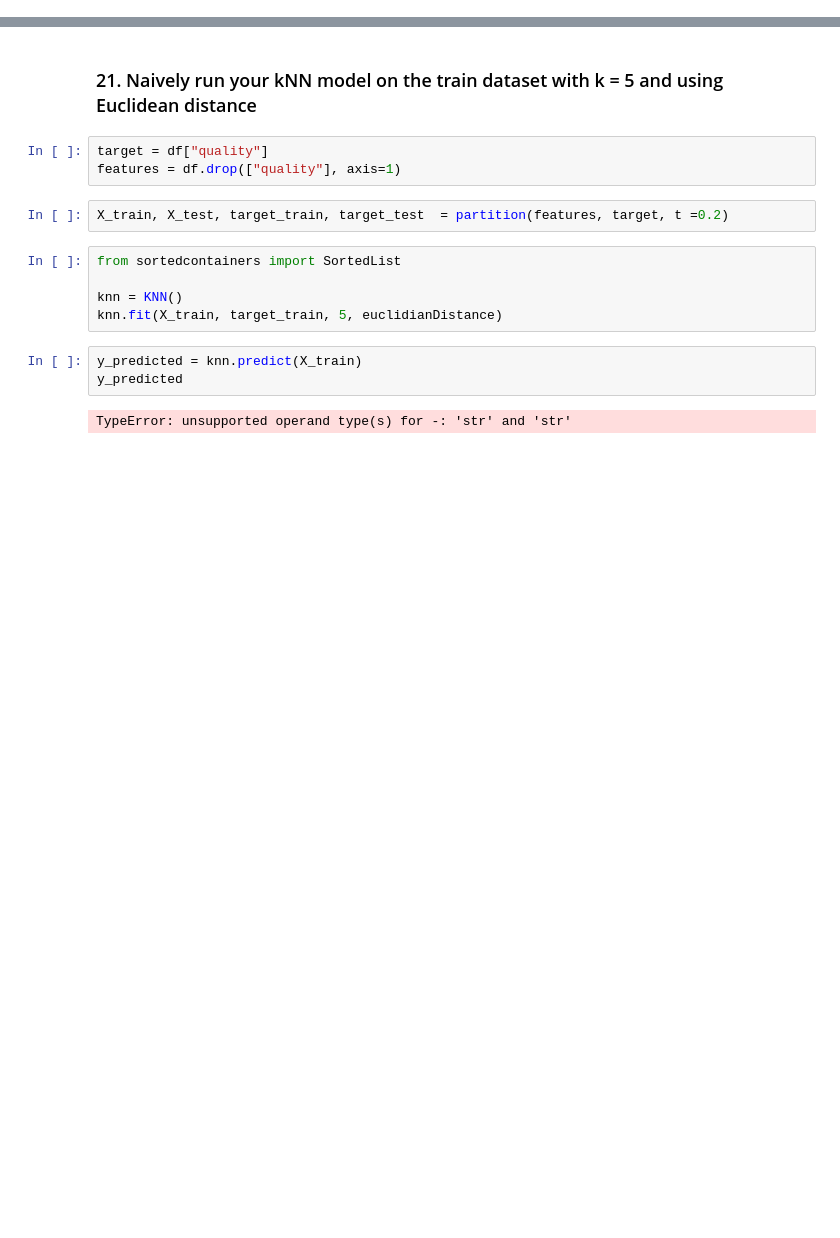
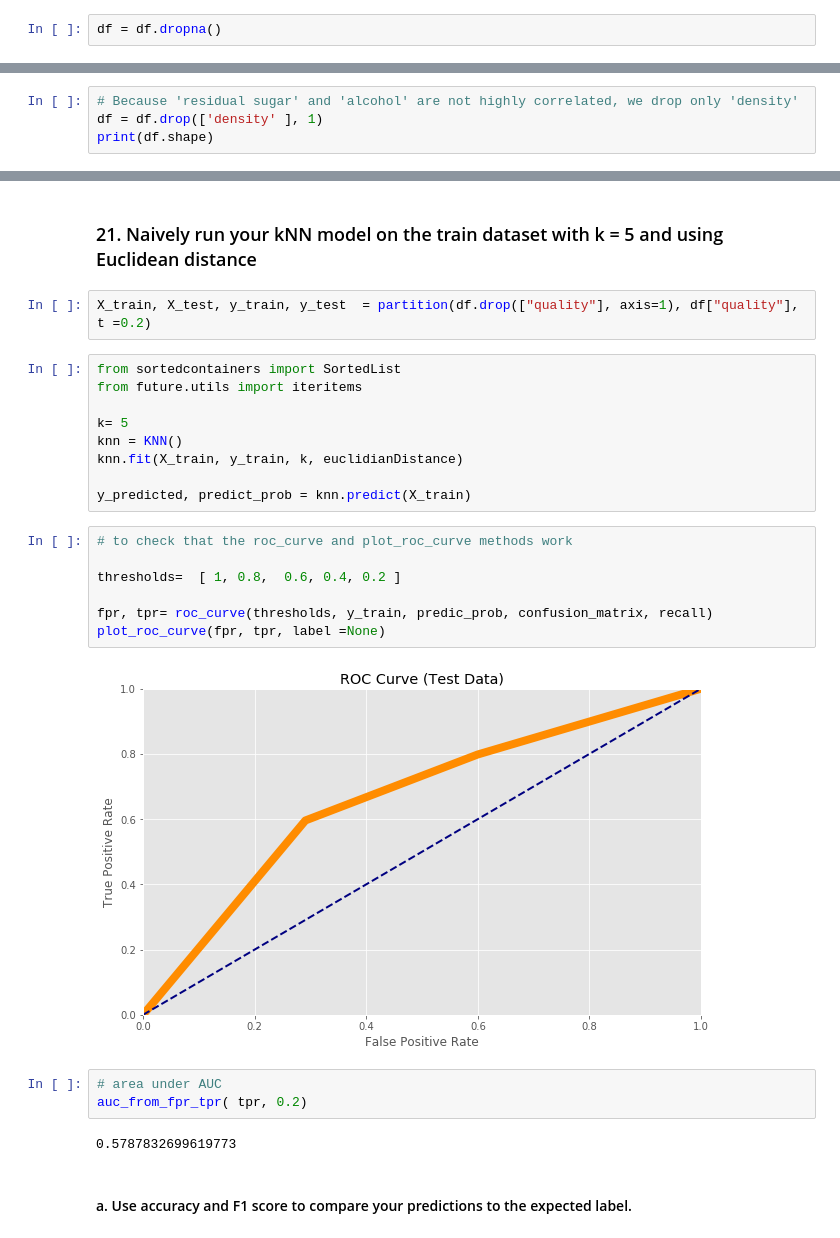
Before and after one commit to pemesie/MachineLearning, a Jupyter notebook: Nchouwat_Georges_Connor_Austin.ipynb, the cells around one changed output, grey strips where cells are left out. Cells and saved outputs as stored; diff of their text form; blank space fills up the shorter version.

```diff
--- a/Nchouwat_Georges_Connor_Austin.ipynb
+++ b/Nchouwat_Georges_Connor_Austin.ipynb
@@ -234,3 +318,5 @@ df.describe()
+# %%
+df = df.dropna()
 # %% [markdown]
 ### 17 Shuffle the rows without affecting the order of the data
 # %%
@@ -291,0 +414,4 @@ the independence between 2 variables
+# %%
+# Because 'residual sugar' and 'alcohol' are not highly correlated, we drop only 'density'
+df = df.drop(['density' ], 1)
+print(df.shape)
@@ -311,17 +464,29 @@ def partition(features, target, t):
 # %% [markdown]
 ### 21. Naively run your kNN model on the train dataset with k = 5 and using Euclidean distance
-# %%
-target = df["quality"]
-features = df.drop(["quality"], axis=1)
 # %%
-X_train, X_test, target_train, target_test  = partition(features, target, t =0.2)
+X_train, X_test, y_train, y_test  = partition(df.drop(["quality"], axis=1), df["quality"], t =0.2)
 # %%
 from sortedcontainers import SortedList
+from future.utils import iteritems
 
+k= 5
 knn = KNN()
-knn.fit(X_train, target_train, 5, euclidianDistance)
+knn.fit(X_train, y_train, k, euclidianDistance)
+
+y_predicted, predict_prob = knn.predict(X_train)
-# %%
-y_predicted = knn.predict(X_train)
-y_predicted
-# %% [output]
-TypeError: unsupported operand type(s) for -: 'str' and 'str'
+# %%
+# to check that the roc_curve and plot_roc_curve methods work
+
+thresholds=  [ 1, 0.8,  0.6, 0.4, 0.2 ]
+
+fpr, tpr= roc_curve(thresholds, y_train, predic_prob, confusion_matrix, recall)
+plot_roc_curve(fpr, tpr, label =None)
+# %% [output]
+[figure, added]
+# %%
+# area under AUC
+auc_from_fpr_tpr( tpr, 0.2)
+# %% [output]
+0.5787832699619773
+# %% [markdown]
+#### a. Use accuracy and F1 score to compare your predictions to the expected label.
```
Also changed, not shown: parts of 64 cells of this notebook.
